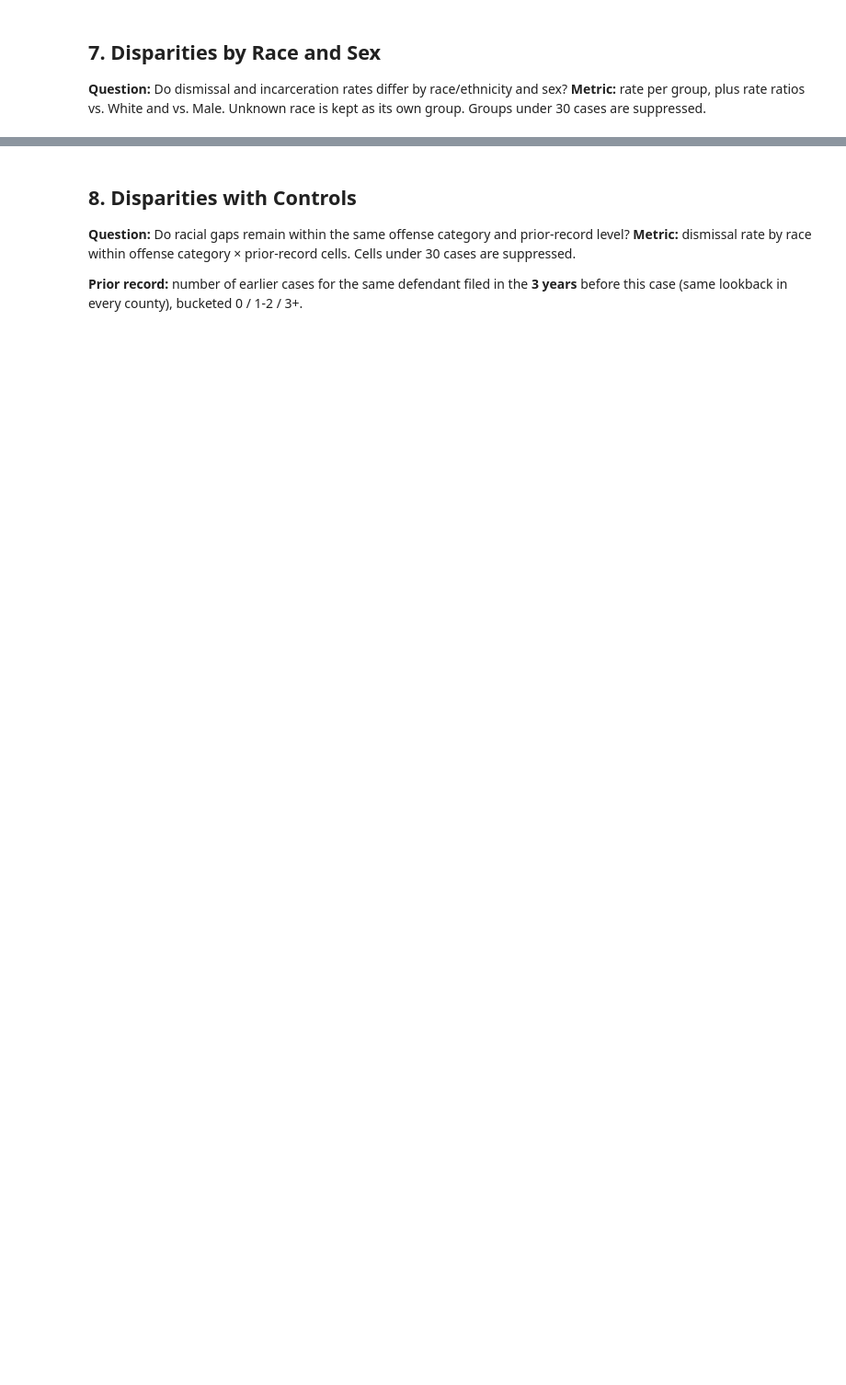
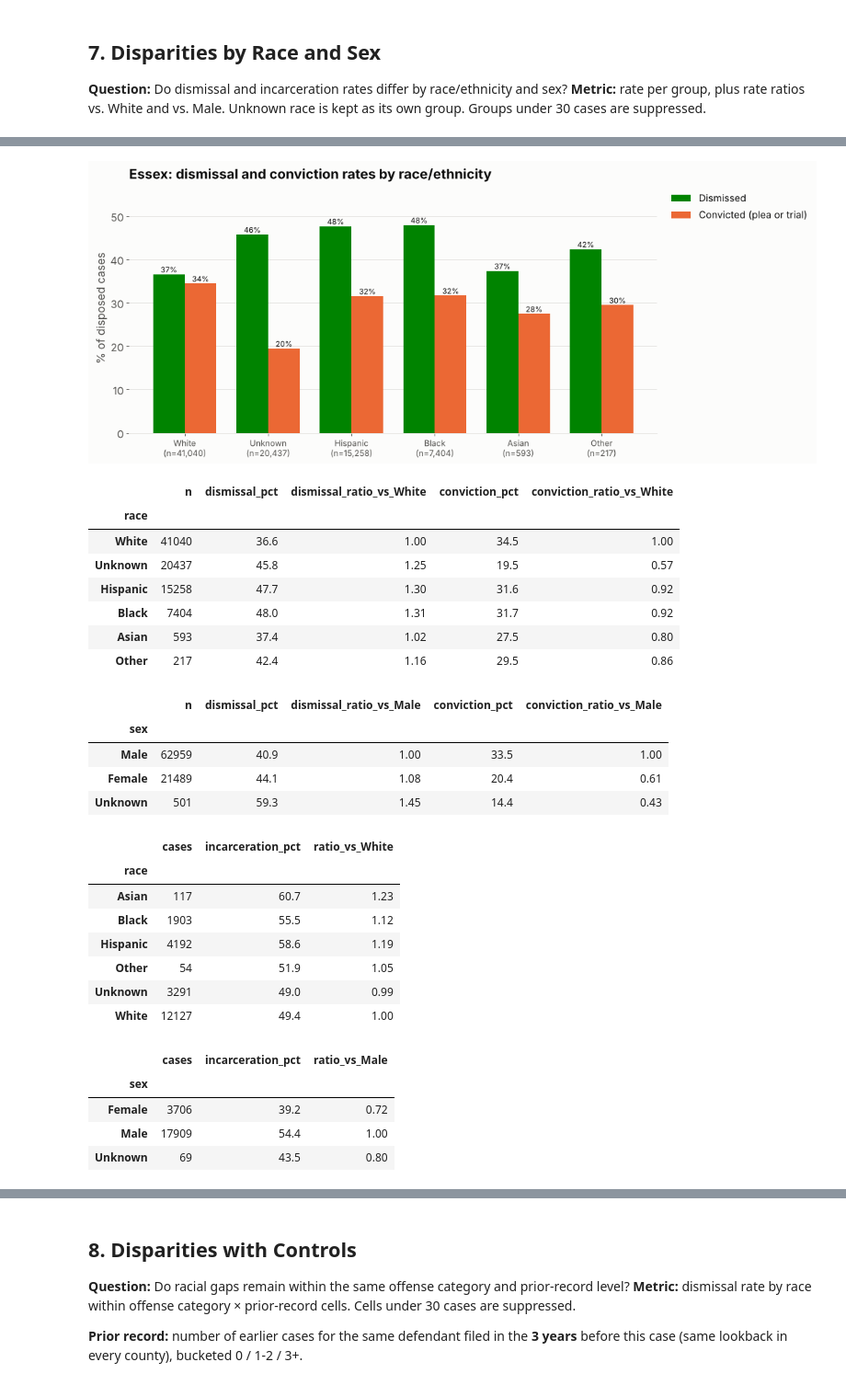
Before and after one commit to BU-Spark/ds-prosecutor-explorer, a Jupyter notebook: fa26/essex_hampden_eda/essex_analysis.ipynb, the cells around one changed output, grey strips where cells are left out. Shown at 92% size. Drawn from its saved outputs; the diff is of its cells as text; code cells hidden in the pictures; blank space fills up the shorter version.

```diff
--- a/fa26/essex_hampden_eda/essex_analysis.ipynb
+++ b/fa26/essex_hampden_eda/essex_analysis.ipynb
@@ -732,27 +704,3 @@ Resolved on the filing day: 7% of cases
 ## 7. Disparities by Race and Sex
 **Question:** Do dismissal and incarceration rates differ by race/ethnicity and sex?
 **Metric:** rate per group, plus rate ratios vs. White and vs. Male. Unknown race is kept as its own group. Groups under 30 cases are suppressed.
-# %%
-REF = {"race": "White", "sex": "Male"}
-
-def disparity(df, group, flag, label):
-    g = df.groupby(group)[flag].agg(["size", "mean"]).rename(columns={"size": "cases", "mean": "rate"})
-    g = g[g["cases"] >= MIN_CELL]
-    ref = REF[group]
-    g["rate_pct"] = (g["rate"] * 100).round(1)
-    g["ratio_vs_ref"] = (g["rate"] / g.loc[ref, "rate"]).round(2) if ref in g.index else np.nan
-    return g.drop(columns="rate").assign(metric=label, group_var=group)
-
-cases["dismissed"] = cases["outcome"] == "Dismissal"
-results = []
-for group in ["race", "sex"]:
-    if group in INSUFFICIENT:
-        print(f"{group}: insufficient data"); continue
-    results.append(disparity(cases, group, "dismissed", "dismissal rate"))
-    if "case_sent" in globals():
-        inc = case_sent.join(cases.set_index("case_key")[[group]], how="inner")
-        inc = inc[inc["sentence"] != "Unknown"]          # rate among convictions with a known sentence
-        inc["incarcerated"] = inc["sentence"] == "Incarceration"
-        results.append(disparity(inc, group, "incarcerated", "incarceration rate (convicted cases)"))
-disp = pd.concat(results) if results else pd.DataFrame()
-disp
@@ -795,2 +707,51 @@ if "race" not in INSUFFICIENT:
+# %%
+if "race" in INSUFFICIENT:
+    print("race: insufficient data")
+else:
+    by_race = cc.plot_rates(std, "race", "White", "race/ethnicity", COUNTY, f"{FIG_DIR}/{COUNTY}_q7_rates_by_race.png")
+    display(by_race)
+
+# Sex (table only)
+by_sex = cc.rate_table(std, "sex", "Male")
+display(by_sex)
+
+# Incarceration rate among convicted cases with a known sentence (sentence type is insufficient data: reference only)
+if "case_sent" in globals():
+    inc = case_sent[case_sent["sentence"] != "Unknown"].join(cases.set_index("case_key")[["race", "sex"]], how="inner")
+    inc["incarcerated"] = inc["sentence"] == "Incarceration"
+    for group, ref in [("race", "White"), ("sex", "Male")]:
+        g = inc.groupby(group)["incarcerated"].agg(cases="size", rate="mean")
+        g = g[g["cases"] >= MIN_CELL]
+        g["incarceration_pct"] = (g["rate"] * 100).round(1)
+        g[f"ratio_vs_{ref}"] = (g["rate"] / g.loc[ref, "rate"]).round(2) if ref in g.index else np.nan
+        display(g.drop(columns="rate"))
+# %% [output]
+[figure, added]
+|  | n | dismissal_pct | dismissal_ratio_vs_White | conviction_pct | conviction_ratio_vs_White |
+| race |  |  |  |  |  |
+| White | 41040 | 36.6 | 1.00 | 34.5 | 1.00 |
+| Unknown | 20437 | 45.8 | 1.25 | 19.5 | 0.57 |
+| Hispanic | 15258 | 47.7 | 1.30 | 31.6 | 0.92 |
+| Black | 7404 | 48.0 | 1.31 | 31.7 | 0.92 |
+| Asian | 593 | 37.4 | 1.02 | 27.5 | 0.80 |
+| Other | 217 | 42.4 | 1.16 | 29.5 | 0.86 |
+|  | n | dismissal_pct | dismissal_ratio_vs_Male | conviction_pct | conviction_ratio_vs_Male |
+| sex |  |  |  |  |  |
+| Male | 62959 | 40.9 | 1.00 | 33.5 | 1.00 |
+| Female | 21489 | 44.1 | 1.08 | 20.4 | 0.61 |
+| Unknown | 501 | 59.3 | 1.45 | 14.4 | 0.43 |
+|  | cases | incarceration_pct | ratio_vs_White |
+| race |  |  |  |
+| Asian | 117 | 60.7 | 1.23 |
+| Black | 1903 | 55.5 | 1.12 |
+| Hispanic | 4192 | 58.6 | 1.19 |
+| Other | 54 | 51.9 | 1.05 |
+| Unknown | 3291 | 49.0 | 0.99 |
+| White | 12127 | 49.4 | 1.00 |
+|  | cases | incarceration_pct | ratio_vs_Male |
+| sex |  |  |  |
+| Female | 3706 | 39.2 | 0.72 |
+| Male | 17909 | 54.4 | 1.00 |
+| Unknown | 69 | 43.5 | 0.80 |
 # %% [markdown]
 **How this was calculated**
```
Also changed, not shown: parts of 25 cells of this notebook, 4 other files.
